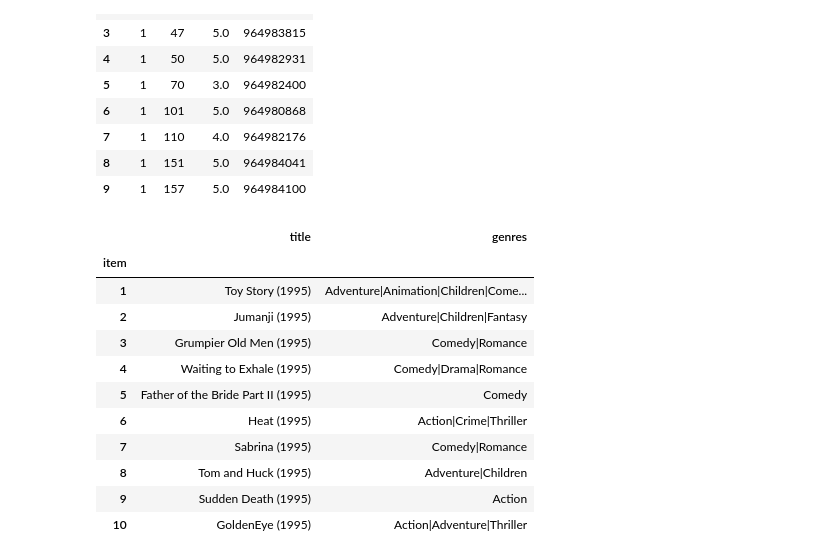
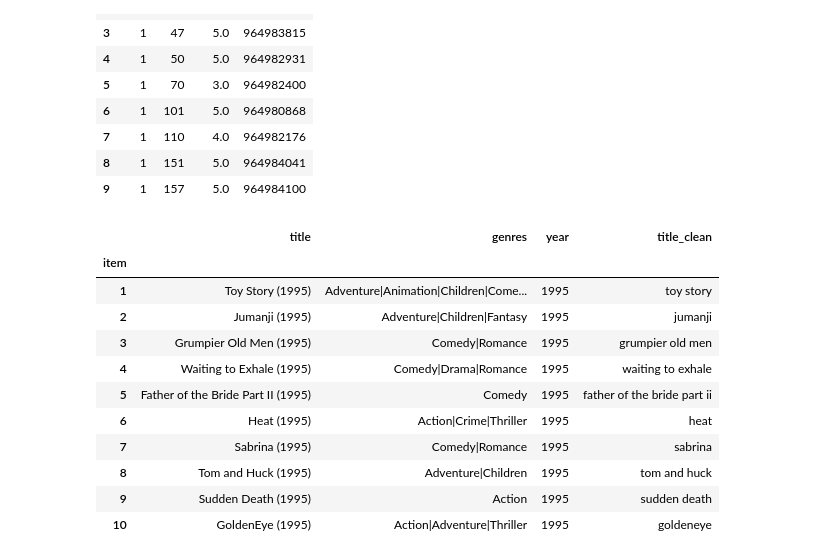
Before and after one commit to barnap/recsys-um-labs, a Jupyter notebook: Lab1/Tutorial Lab 1.ipynb, the cells around one changed output. Saved outputs shown, nothing was run; the diff lists cells and outputs as text; code cells hidden in the pictures.

```diff
--- a/Lab1/Tutorial Lab 1.ipynb
+++ b/Lab1/Tutorial Lab 1.ipynb
@@ -30,6 +30,6 @@ print(ratings_df.head(10))
 8       1      151     5.0  964984041
 9       1      157     5.0  964984100
 # %%
-movies_df = pd.read_csv(dataset_folder+"/movies.csv", index_col='movieId')
+movies_df = pd.read_csv(movielens_dataset_folder+"/movies.csv")
 print(movies_df.head(10))
 # %% [output]
@@ -79,4 +79,5 @@ Let's use the information in the movies_df to associate the title on each movie,
 # %%
+movies_df = movies_df.set_index('movieId')
 joined_df = sorted_avg_ratings_df.join(movies_df, on='movieId')
 print(joined_df['title'].head(10))
 # %% [output]
@@ -171,0 +212,22 @@ movieId
+# %%
+def compute_title_year(row):
+    # read the title of the specified row, and cast it to the str type,
+    # then use the strip() method to eliminate the spaces from the beginning and the end of the string
+    title = str(row['title']).strip()
+
+    # select the substring from the fifth-to-last (included) character to the last (excluded)
+    year = title[-5:-1]
+
+    # use the isdigit method to determine if the substring selected is a number
+    if year.isdigit():
+        # remove the year from the title
+        # select the substring from the beninning to the sixth-to-last (excluded)
+        # then use the strip() method to remove spaces at the beginning and at the end of the string
+        # finally, use the lower() method to obtain the title in lower case
+        title_clean = title[:-6].strip().lower()
+
+        # return the year and the title
+        return int(year), title_clean
+    else:
+        # nothing to do, return 0 as year and the title
+        return 0, title
@@ -171,0 +236,4 @@ movieId
+# %%
+movies_df = movies_df.reset_index()
+movies_df[['year', 'title_clean']] = movies_df.apply(compute_title_year, axis=1, result_type ='expand')
+display(movies_df.head(10))
@@ -203,19 +469,19 @@ display(rating_lenskit_df.head(10))
 | 8 | 1 | 151 | 5.0 | 964984041 |
 | 9 | 1 | 157 | 5.0 | 964984100 |
 # %%
-movies_lenskit_df = movies_df.copy(deep=True)
-movies_lenskit_df.index.names = ['item']
+movies_lenskit_df = movies_df.rename(columns={'movieId': 'item'})
+movies_lenskit_df = movies_lenskit_df.set_index('item')
 display(movies_lenskit_df.head(10))
 # %% [output]
-|  | title | genres |
-| item |  |  |
-| 1 | Toy Story (1995) | Adventure|Animation|Children|Come... |
-| 2 | Jumanji (1995) | Adventure|Children|Fantasy |
-| 3 | Grumpier Old Men (1995) | Comedy|Romance |
-| 4 | Waiting to Exhale (1995) | Comedy|Drama|Romance |
-| 5 | Father of the Bride Part II (1995) | Comedy |
-| 6 | Heat (1995) | Action|Crime|Thriller |
-| 7 | Sabrina (1995) | Comedy|Romance |
-| 8 | Tom and Huck (1995) | Adventure|Children |
-| 9 | Sudden Death (1995) | Action |
-| 10 | GoldenEye (1995) | Action|Adventure|Thriller |
+|  | title | genres | year | title_clean |
+| item |  |  |  |  |
+| 1 | Toy Story (1995) | Adventure|Animation|Children|Come... | 1995 | toy story |
+| 2 | Jumanji (1995) | Adventure|Children|Fantasy | 1995 | jumanji |
+| 3 | Grumpier Old Men (1995) | Comedy|Romance | 1995 | grumpier old men |
+| 4 | Waiting to Exhale (1995) | Comedy|Drama|Romance | 1995 | waiting to exhale |
+| 5 | Father of the Bride Part II (1995) | Comedy | 1995 | father of the bride part ii |
+| 6 | Heat (1995) | Action|Crime|Thriller | 1995 | heat |
+| 7 | Sabrina (1995) | Comedy|Romance | 1995 | sabrina |
+| 8 | Tom and Huck (1995) | Adventure|Children | 1995 | tom and huck |
+| 9 | Sudden Death (1995) | Action | 1995 | sudden death |
+| 10 | GoldenEye (1995) | Action|Adventure|Thriller | 1995 | goldeneye |
```
Also changed, not shown: parts of 52 cells of this notebook, 12 other files.
